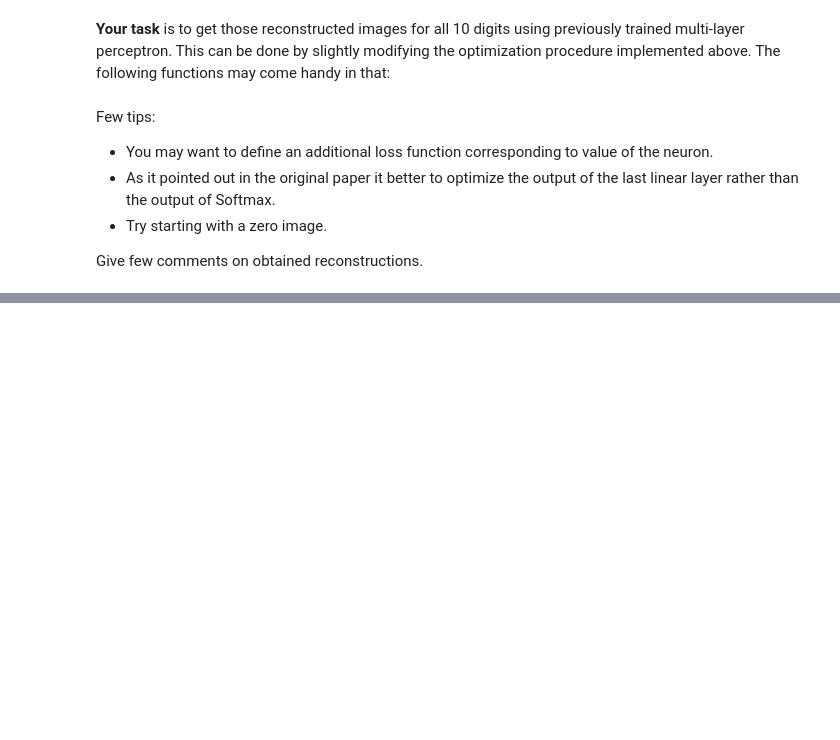
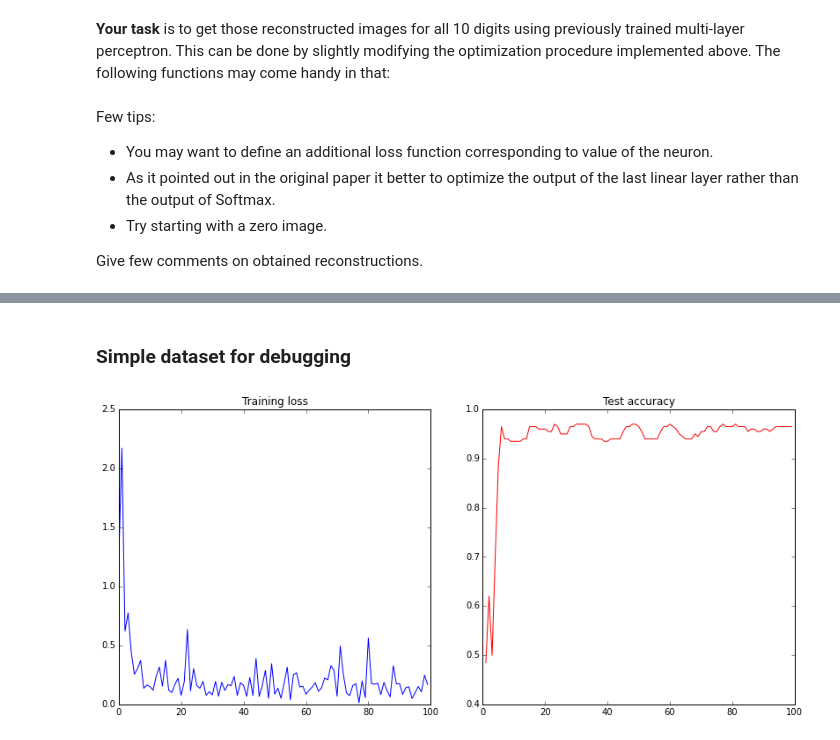
Before and after one commit to IIoTeP9HuY/dl-course, a Jupyter notebook: Seminar5/Seminar 5.ipynb, the cells around one changed output, grey strips where cells are left out. Drawn from its saved outputs; the diff is of its cells as text; code cells hidden in the pictures; blank space fills up the shorter version.

```diff
--- a/Seminar5/Seminar 5.ipynb
+++ b/Seminar5/Seminar 5.ipynb
@@ -688,6 +740,8 @@ Learning rate: 0.0499662765562
+# %% [markdown]
+### Simple dataset for debugging
 # %%
 # Let's define the parameters of the optimization procedure.
-n_epochs     = 500 # This many times we will go through the whole training set
+n_epochs     = 5 # This many times we will go through the whole training set
 batch_size   = 10 # This many samples are packed into a single batch
 
 # lr           = # Learning rate.
@@ -725,7 +779,7 @@ desc = [
     SoftmaxLossLayer()
 ]
 
-model = MLP(desc, base_lr=0.01, momentum=0.5, lr_policy="inv", gamma=0.001, power=0.75, weigth_decay=weight_decay)
+simple_model = MLP(desc, base_lr=0.01, momentum=0.5, lr_policy="inv", gamma=0.001, power=0.75, weight_decay=weight_decay)
 
 training_loss = {
     'ts': [],
@@ -746,46 +800,41 @@ for t in xrange(n_epochs * n_batches_per_epoch):
 
     # Perform testing (using model.test)
     if t % test_iter == 0 and t != 0:
-        test_score = model.test(X_, y_)
+        test_score = simple_model.test(X_, np.int32(y_))
         test_accuracy['ts'].append(t)
         test_accuracy['values'].append(test_score)
         print("Test accuracy: {}".format(test_score))
 
     start = i * batch_size
     end = (i + 1) * batch_size
     batch_indices = indices[start : end]
 
     batch = (X_[batch_indices, :], np.int32(y_[batch_indices]))
 
-    model.set_input(batch[0], batch[1])
-    model.fprop()
-    model.bprop()
+    simple_model.set_input(batch[0], batch[1])
+    simple_model.fprop()
+    simple_model.bprop()
+    simple_model.apply_grad()
 
     training_loss['ts'].append(t)
-    training_loss['values'].append(model.get_loss())
-
-    print("Train loss: {}".format(model.get_loss()))
-
-#     print("Params: {}".format(model.layers[0].params))
+    training_loss['values'].append(simple_model.get_loss())
 
 #     Visualize training process.
     display.clear_output(wait=True)
     plt.figure(figsize=(18, 6))
 
     gs = gridspec.GridSpec(1, 3, width_ratios=[1, 2, 2])
-
-#     ax = plt.subplot(gs[0])
-#     ax.set_title("Weights")
-#     vis_square(model.layers[0].params['W']['data'].reshape((-1, 28, 28))[: 25, :, :])
 
     ax = plt.subplot(gs[1])
     ax.set_title("Training loss")
     plt.plot(training_loss['ts'], training_loss['values'], 'b')
 
     ax = plt.subplot(gs[2])
     ax.set_title("Test accuracy")
     plt.plot(test_accuracy['ts'], test_accuracy['values'], 'r')
 
     plt.show()
+# %% [output]
+[figure, added]
 # %%
 plt.scatter(X_[:, 0], X_[:, 1], c=y_, cmap=plt.cm.Paired)
```
Also changed, not shown: parts of 10 cells of this notebook.
